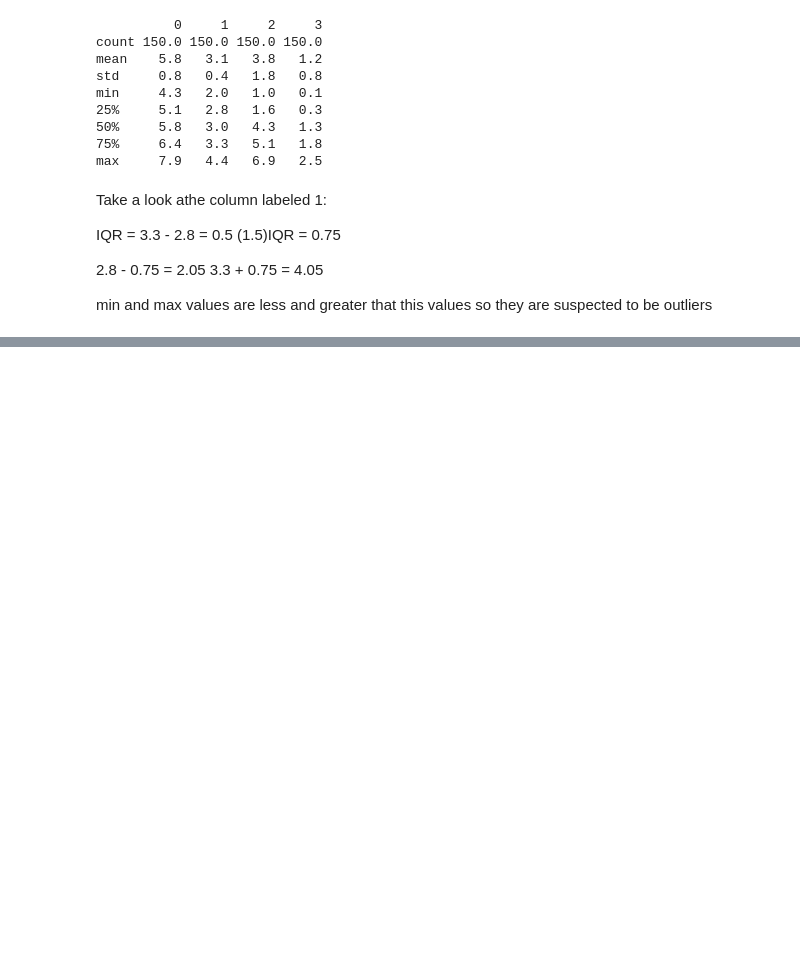
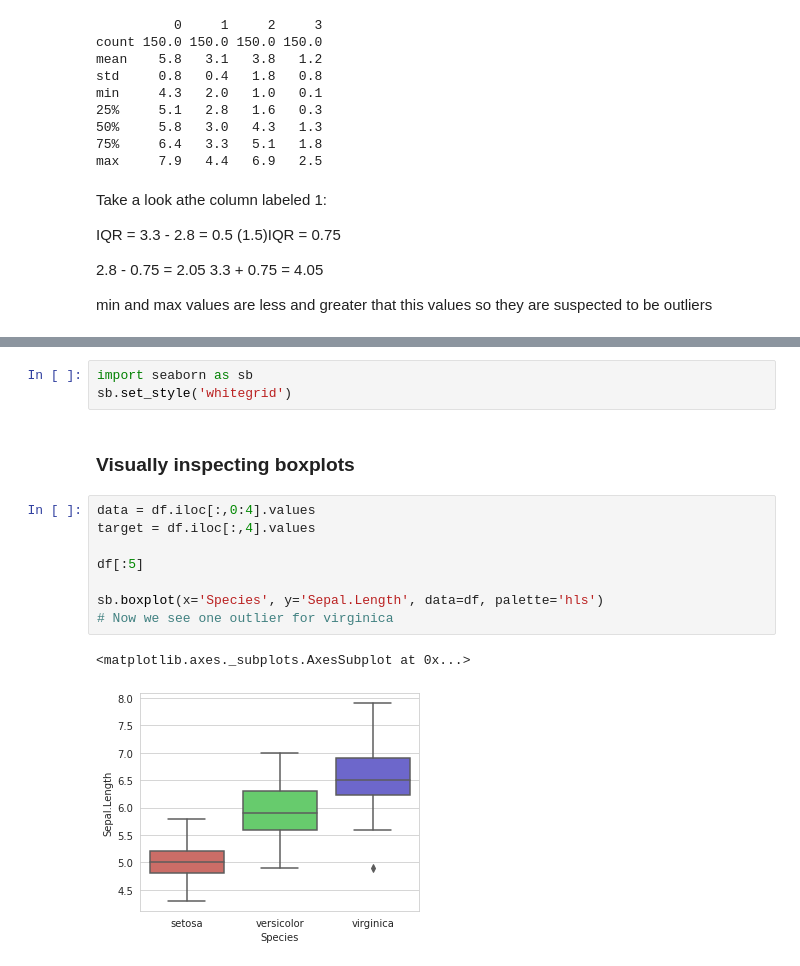
Before and after one commit to gofr1/jupyter-learning, a Jupyter notebook: data-science-basics/03-basic-math-and-statistics/s-extreme-value-analysis-for-outliers.ipynb, the cells around one changed output, grey strips where cells are left out. Drawn from its saved outputs; the diff is of its cells as text; blank space fills up the shorter version.

Commit message:
Visually inspecting boxplots

```diff
--- a/data-science-basics/03-basic-math-and-statistics/s-extreme-value-analysis-for-outliers.ipynb
+++ b/data-science-basics/03-basic-math-and-statistics/s-extreme-value-analysis-for-outliers.ipynb
@@ -123,0 +128,16 @@ min and max values are less and greater that this values so they are suspected t
+# %%
+import seaborn as sb
+sb.set_style('whitegrid')
+# %% [markdown]
+### Visually inspecting boxplots
+# %%
+data = df.iloc[:,0:4].values
+target = df.iloc[:,4].values
+
+df[:5]
+
+sb.boxplot(x='Species', y='Sepal.Length', data=df, palette='hls')
+# Now we see one outlier for virginica
+# %% [output]
+<matplotlib.axes._subplots.AxesSubplot at 0x...>
+[figure, added]
```
Also changed, not shown: parts of 1 cell of this notebook.
